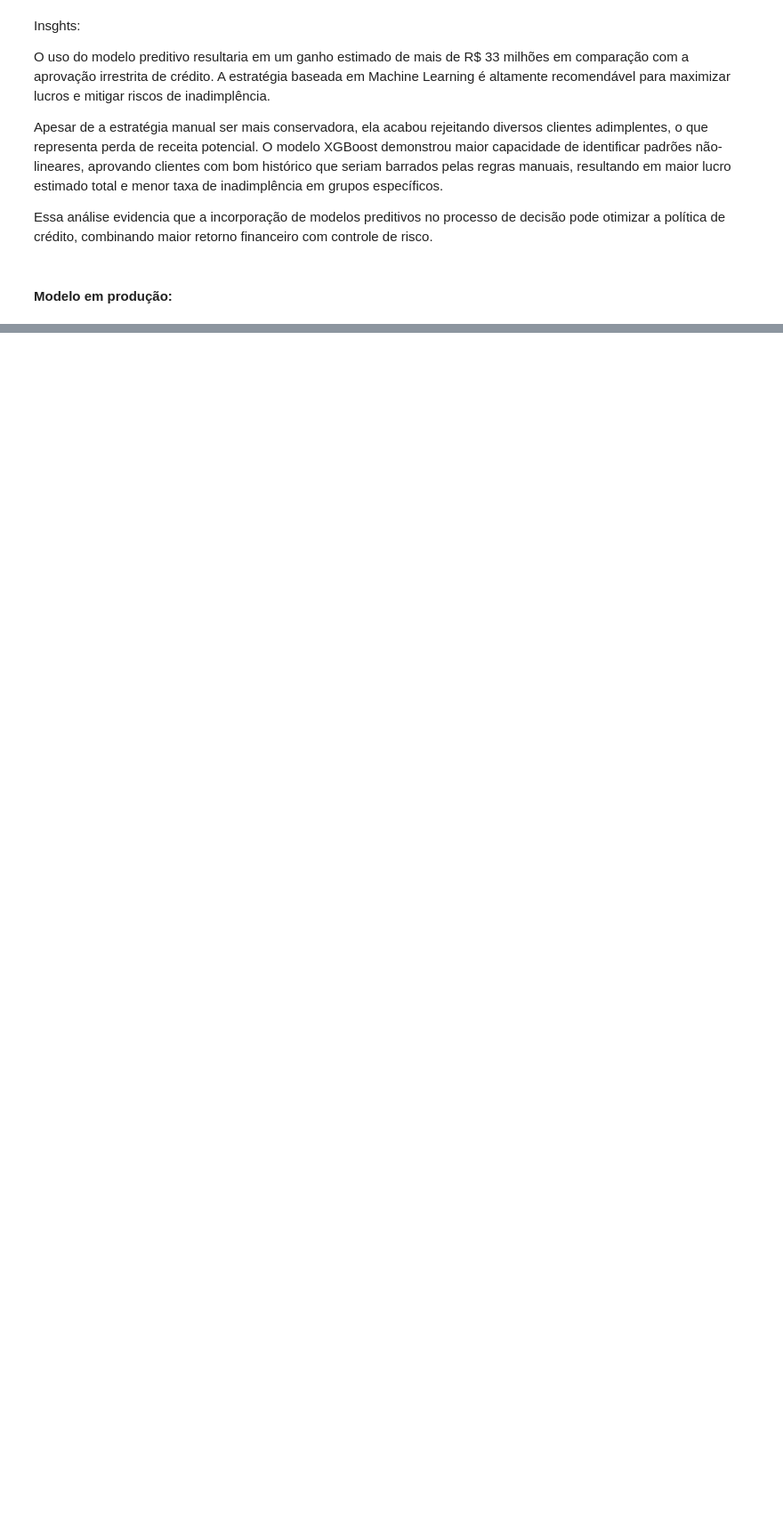
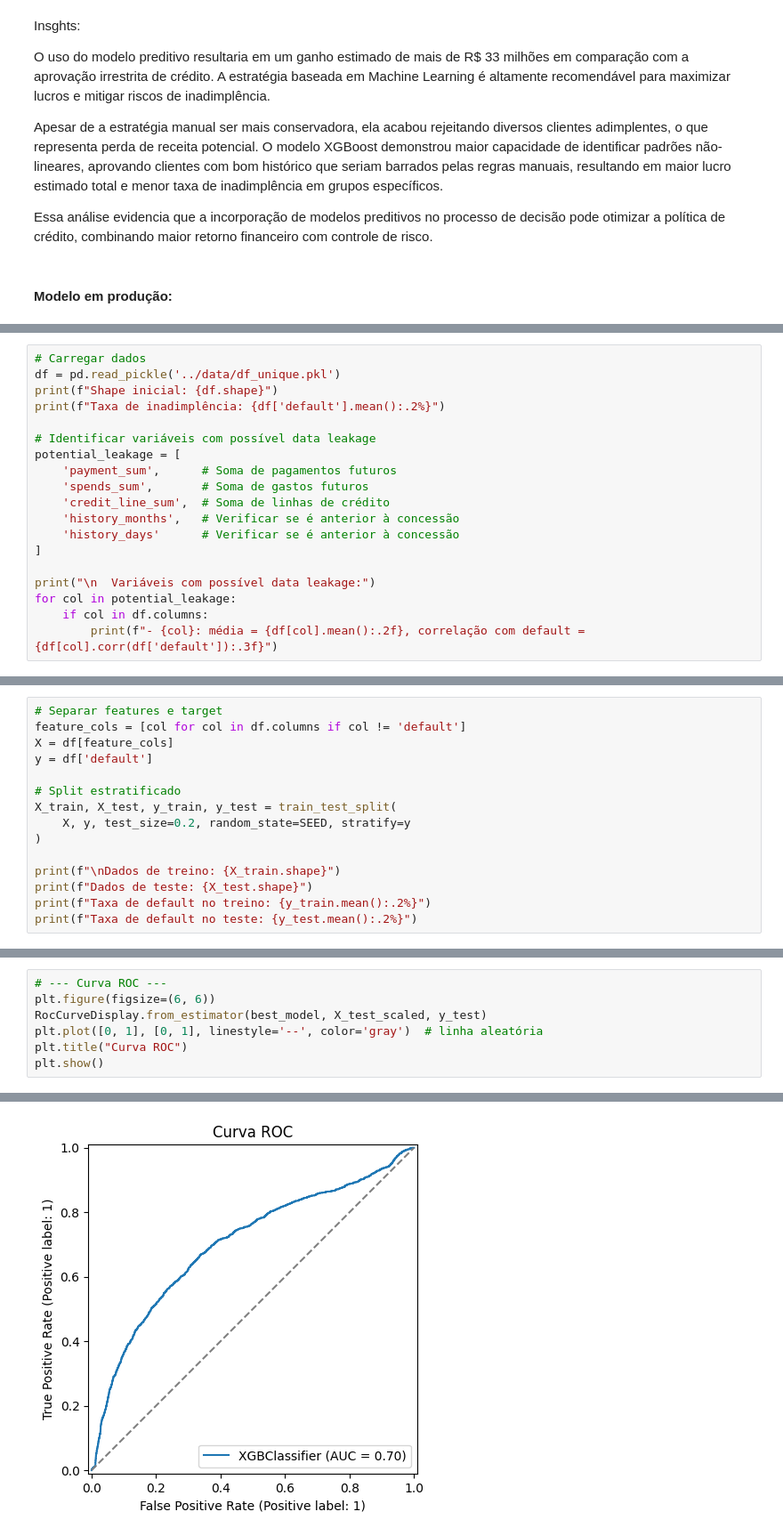
Before and after one commit to josieleferreira/credito_fintech, a Jupyter notebook: notebooks/Modelo_final.ipynb, the cells around one changed output, grey strips where cells are left out. Shown at 89% size. Saved outputs shown, nothing was run; the diff lists cells and outputs as text; blank space fills up the shorter version.

```diff
--- a/notebooks/Modelo_final.ipynb
+++ b/notebooks/Modelo_final.ipynb
@@ -564,0 +93,19 @@ Escalabilidade e produção
+# %%
+# Carregar dados
+df = pd.read_pickle('../data/df_unique.pkl')
+print(f"Shape inicial: {df.shape}")
+print(f"Taxa de inadimplência: {df['default'].mean():.2%}")
+
+# Identificar variáveis com possível data leakage
+potential_leakage = [
+    'payment_sum',      # Soma de pagamentos futuros
+    'spends_sum',       # Soma de gastos futuros
+    'credit_line_sum',  # Soma de linhas de crédito
+    'history_months',   # Verificar se é anterior à concessão
+    'history_days'      # Verificar se é anterior à concessão
+]
+
+print("\n  Variáveis com possível data leakage:")
+for col in potential_leakage:
+    if col in df.columns:
+        print(f"- {col}: média = {df[col].mean():.2f}, correlação com default = {df[col].corr(df['default']):.3f}")
@@ -564,0 +123,15 @@ Escalabilidade e produção
+# %%
+# Separar features e target
+feature_cols = [col for col in df.columns if col != 'default']
+X = df[feature_cols]
+y = df['default']
+
+# Split estratificado
+X_train, X_test, y_train, y_test = train_test_split(
+    X, y, test_size=0.2, random_state=SEED, stratify=y
+)
+
+print(f"\nDados de treino: {X_train.shape}")
+print(f"Dados de teste: {X_test.shape}")
+print(f"Taxa de default no treino: {y_train.mean():.2%}")
+print(f"Taxa de default no teste: {y_test.mean():.2%}")
@@ -564,0 +370,8 @@ Escalabilidade e produção
+# %%
+# --- Curva ROC ---
+plt.figure(figsize=(6, 6))
+RocCurveDisplay.from_estimator(best_model, X_test_scaled, y_test)
+plt.plot([0, 1], [0, 1], linestyle='--', color='gray')  # linha aleatória
+plt.title("Curva ROC")
+plt.show()
+# %% [output]
@@ -564,0 +379 @@ Escalabilidade e produção
+[figure, added]
```
Also changed, not shown: parts of 78 cells of this notebook, 26 other files.
